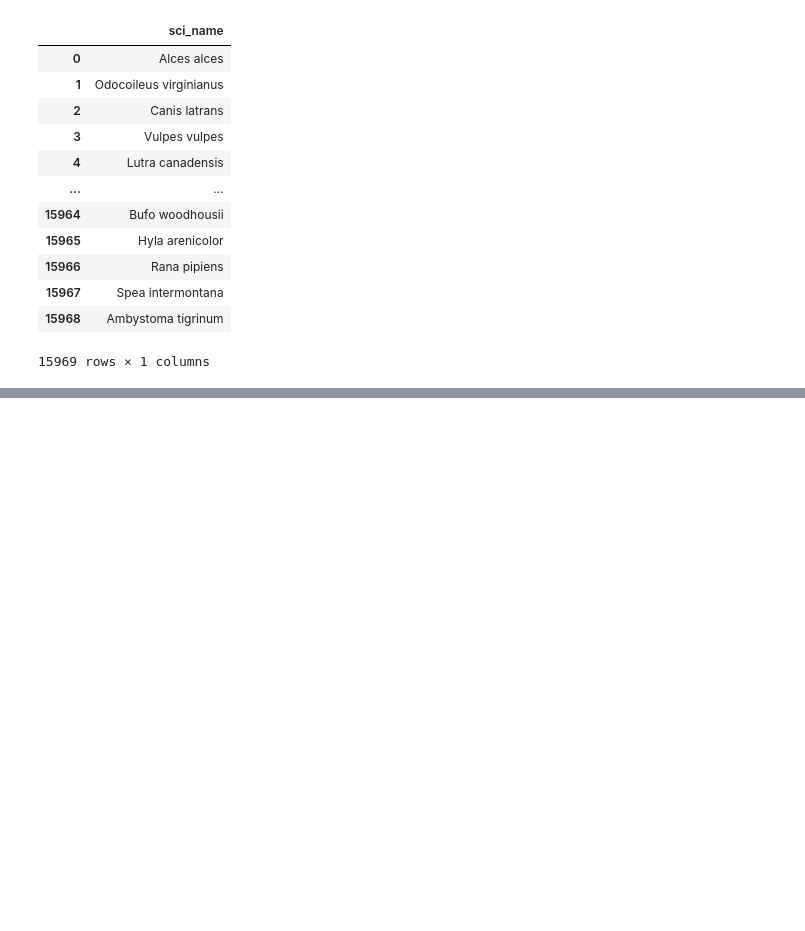
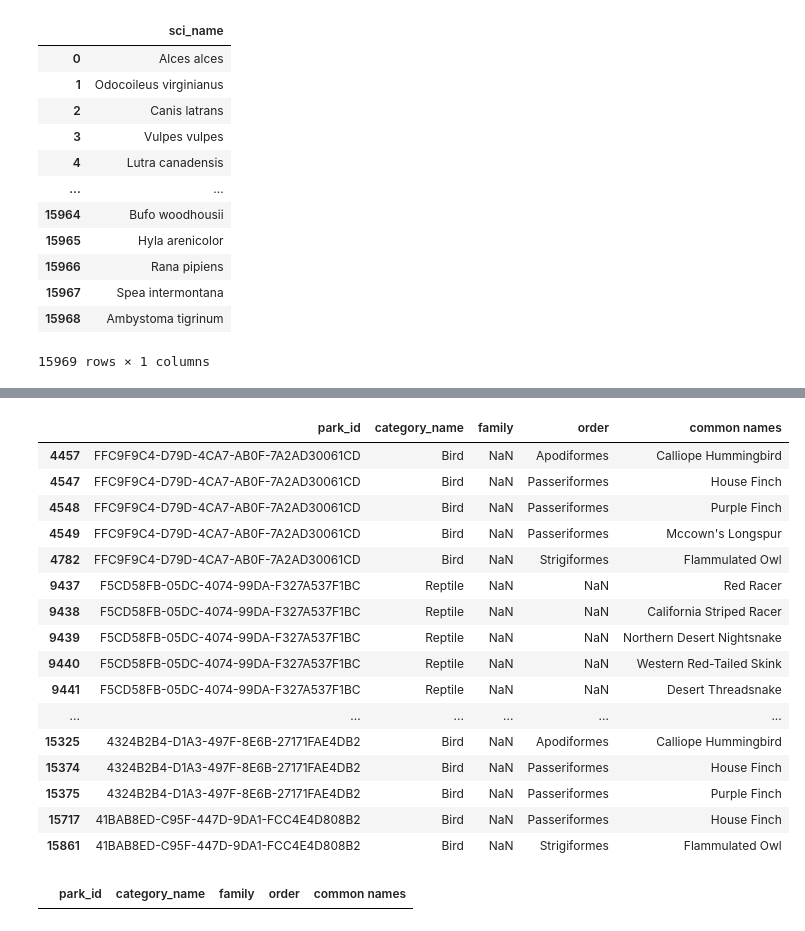
Before and after one commit to adriana-icasiano/National_Parks_Information_Tool, a Jupyter notebook: Park_Species_Data.ipynb, the cells around one changed output, grey strips where cells are left out. Drawn from its saved outputs; the diff is of its cells as text; code cells hidden in the pictures; blank space fills up the shorter version.

Commit message:
Created a new park_species.csv for import into db

```diff
--- a/Park_Species_Data.ipynb
+++ b/Park_Species_Data.ipynb
@@ -442,3 +442,20 @@ sci_name
 # %%
 #Save resulting DF as CSV
 sci_name.to_csv("Resources/sci_name.csv")
+# %%
+#Read fild into DF, Rename column headers, drop columns, reconfigure column order
+new_park_species = pd.read_csv("Resources/AI_species_files_import_test/AI_park_species.csv")
+new_park_species = new_park_species.rename(columns={"park_id": "park_id",
+                                                    "category": "category_name",
+                                                   "family" :"family",
+                                                   "order": "order",
+                                                   "common_names": "common_names"
+})
+new_park_species = new_park_species.drop(columns={"Unnamed: 0",
+                                                  "park_name",
+                                                  "scientific name"})
+new_park_species = new_park_species[["park_id",
+                                     "category_name",
+                                     "family", "order",
+                                     "common names"]]
+new_park_species
@@ -444,0 +476,21 @@ sci_name.to_csv("Resources/sci_name.csv")
+# %%
+#Search for any Null values due to error in DB import
+new_park_species[new_park_species.isna().any(axis=1)]
+# %% [output]
+|  | park_id | category_name | family | order | common names |
+| 4457 | FFC9F9C4-D79D-4CA7-AB0F-7A2AD30061CD | Bird | NaN | Apodiformes | Calliope Hummingbird |
+| 4547 | FFC9F9C4-D79D-4CA7-AB0F-7A2AD30061CD | Bird | NaN | Passeriformes | House Finch |
+| 4548 | FFC9F9C4-D79D-4CA7-AB0F-7A2AD30061CD | Bird | NaN | Passeriformes | Purple Finch |
+| 4549 | FFC9F9C4-D79D-4CA7-AB0F-7A2AD30061CD | Bird | NaN | Passeriformes | Mccown's Longspur |
+| 4782 | FFC9F9C4-D79D-4CA7-AB0F-7A2AD30061CD | Bird | NaN | Strigiformes | Flammulated Owl |
+| 9437 | F5CD58FB-05DC-4074-99DA-F327A537F1BC | Reptile | NaN | NaN | Red Racer |
+| 9438 | F5CD58FB-05DC-4074-99DA-F327A537F1BC | Reptile | NaN | NaN | California Striped Racer |
+| 9439 | F5CD58FB-05DC-4074-99DA-F327A537F1BC | Reptile | NaN | NaN | Northern Desert Nightsnake |
+| 9440 | F5CD58FB-05DC-4074-99DA-F327A537F1BC | Reptile | NaN | NaN | Western Red-Tailed Skink |
+| 9441 | F5CD58FB-05DC-4074-99DA-F327A537F1BC | Reptile | NaN | NaN | Desert Threadsnake |
+| ... | ... | ... | ... | ... | ... |
+| 15325 | 4324B2B4-D1A3-497F-8E6B-27171FAE4DB2 | Bird | NaN | Apodiformes | Calliope Hummingbird |
+| 15374 | 4324B2B4-D1A3-497F-8E6B-27171FAE4DB2 | Bird | NaN | Passeriformes | House Finch |
+| 15375 | 4324B2B4-D1A3-497F-8E6B-27171FAE4DB2 | Bird | NaN | Passeriformes | Purple Finch |
+| 15717 | 41BAB8ED-C95F-447D-9DA1-FCC4E4D808B2 | Bird | NaN | Passeriformes | House Finch |
+| 15861 | 41BAB8ED-C95F-447D-9DA1-FCC4E4D808B2 | Bird | NaN | Strigiformes | Flammulated Owl |
@@ -444,0 +500,5 @@ sci_name.to_csv("Resources/sci_name.csv")
+# %%
+#Check for missing values
+new_park_species[new_park_species.isna().any(axis=1)]
+# %% [output]
+|  | park_id | category_name | family | order | common names |
```
Also changed, not shown: parts of 5 cells of this notebook, 1 other file.
